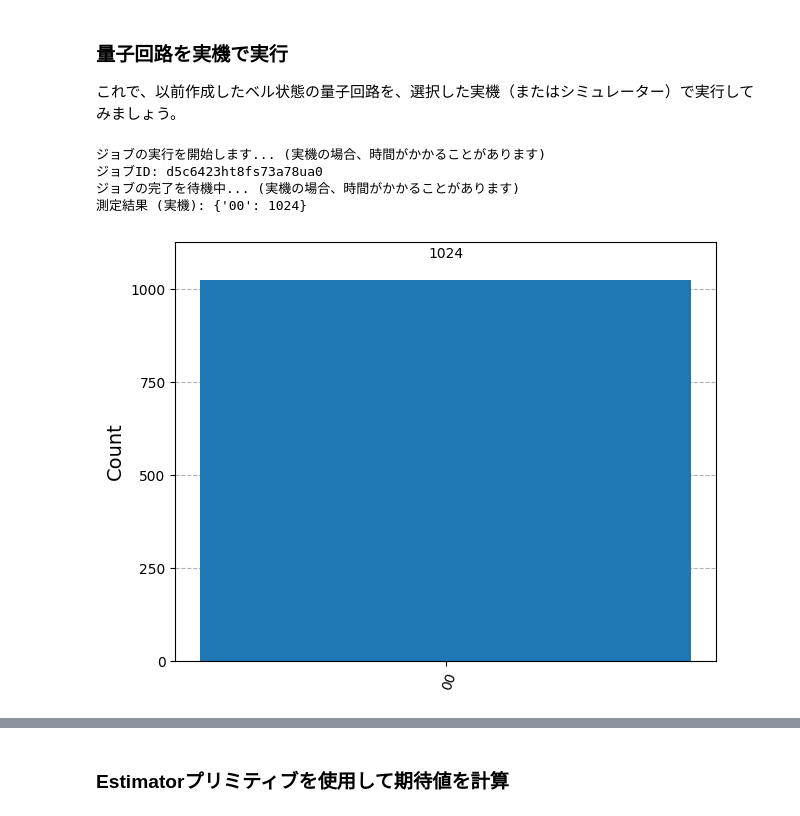
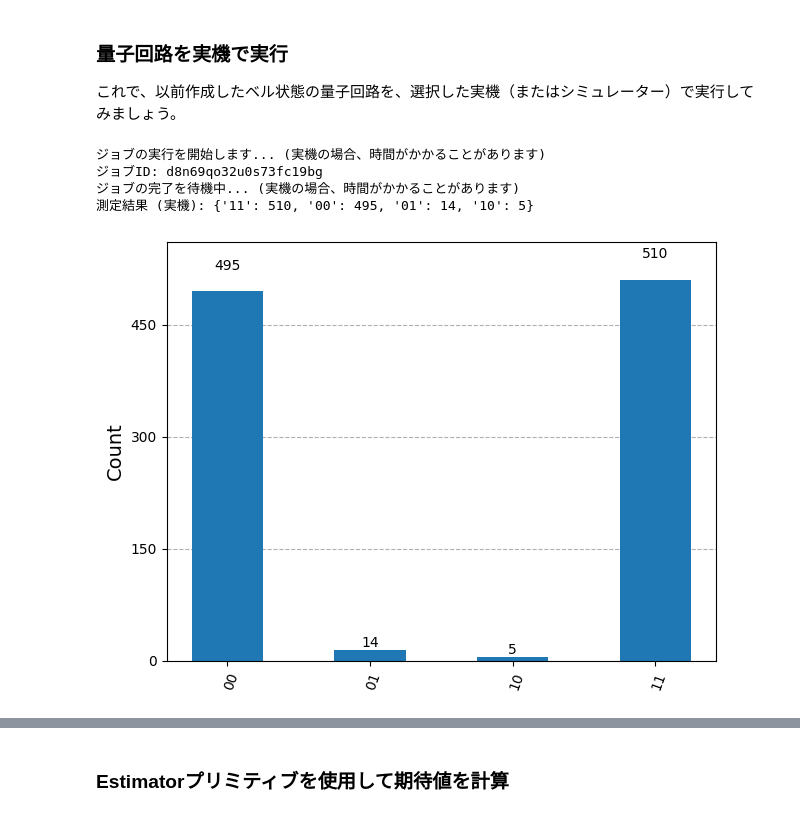
Before and after one commit to degital-secretary/Personal_Bell_Tests, a Jupyter notebook: huru_ipynb_のコピー.ipynb, the cells around one changed output, grey strips where cells are left out. Drawn from its saved outputs; the diff is of its cells as text; code cells hidden in the pictures.

```diff
--- a/huru_ipynb_のコピー.ipynb
+++ b/huru_ipynb_のコピー.ipynb
@@ -138,5 +138,8 @@ qc_entangled.h(0)
 # q_0を制御ビット、q_1を標的ビットとしてCNOTゲートを適用
 qc_entangled.cx(0, 1)
 
+# 量子ビットを古典ビットに測定を追加
+qc_entangled.measure([0, 1], [0, 1])
+
 print(qc_entangled)
 # %% [output]
@@ -172,45 +176,45 @@ Requirement already satisfied: pycparser in /usr/local/lib/python3.12/dist-packa
 これで、以前作成したベル状態の量子回路を、選択した実機（またはシミュレーター）で実行してみましょう。
 # %%
 # ベル状態の回路を再利用
-# qc_entangled は以前定義済み
+# qc_entangled は以前定義済みで、測定も追加済み
 
 # Qiskit RuntimeのSamplerプリミティブをインポート
 from qiskit_ibm_runtime import Sampler
-from qiskit import transpile # transpileをインポート
-from collections import Counter # Counterをインポート (念のため残す、不要なら削除)
+from qiskit import transpile
+from collections import Counter # CounterはQiskit Aerシミュレーター結果の処理でよく使われますが、
+                                # Samplerのquasi_distsからは直接使いません。今回は削除せず残します。
 
 # Samplerを使用して回路を実行
 # selected_backend は既に定義済み
 sampler = Sampler(mode=selected_backend) # バックエンドをSamplerのモードとして指定
 
 print("ジョブの実行を開始します... (実機の場合、時間がかかることがあります)")
 
 # 回路を実機向けにトランスパイル
 transpiled_circuit = transpile(qc_entangled, selected_backend)
 
 # runメソッドにはバックエンドを再度指定しない
 job_real_machine = sampler.run([transpiled_circuit], shots=1024) # トランスパイル済み回路をリストで囲んで渡す
 
 print(f"ジョブID: {job_real_machine.job_id()}")
 print("ジョブの完了を待機中... (実機の場合、時間がかかることがあります)")
 
 # 結果を取得
 result_real_machine = job_real_machine.result() # ジョブが完了するまで待機
 
-# Samplerの結果から測定結果の出現回数を取得 (Qiskit Runtimeの新しい方法)
-# BitArrayオブジェクトがget_counts()を持つことが確認されたため、それを使用
-bit_array_obj = result_real_machine._pub_results[0].data.c
-counts_real_machine = bit_array_obj.get_counts() # get_counts()メソッドを使用
+# Samplerの結果から測定結果の出現回数を取得
+# PrimitiveResult内のSamplerPubResultのdataにあるBitArrayから直接countsを取得する
+counts_real_machine = result_real_machine._pub_results[0].data.c.get_counts()
 
 print(f"測定結果 (実機): {counts_real_machine}")
 
 # 結果をヒストグラムで可視化
 from qiskit.visualization import plot_histogram
 fig_real_machine = plot_histogram(counts_real_machine)
 display(fig_real_machine)
 # %% [output]
 ジョブの実行を開始します... (実機の場合、時間がかかることがあります)
-ジョブID: d5c6423ht8fs73a78ua0
+ジョブID: d8n69qo32u0s73fc19bg
 ジョブの完了を待機中... (実機の場合、時間がかかることがあります)
-測定結果 (実機): {'00': 1024}
+測定結果 (実機): {'11': 510, '00': 495, '01': 14, '10': 5}
-[figure, old version]
+[figure, new version]
```
Also changed, not shown: parts of 30 cells of this notebook.
